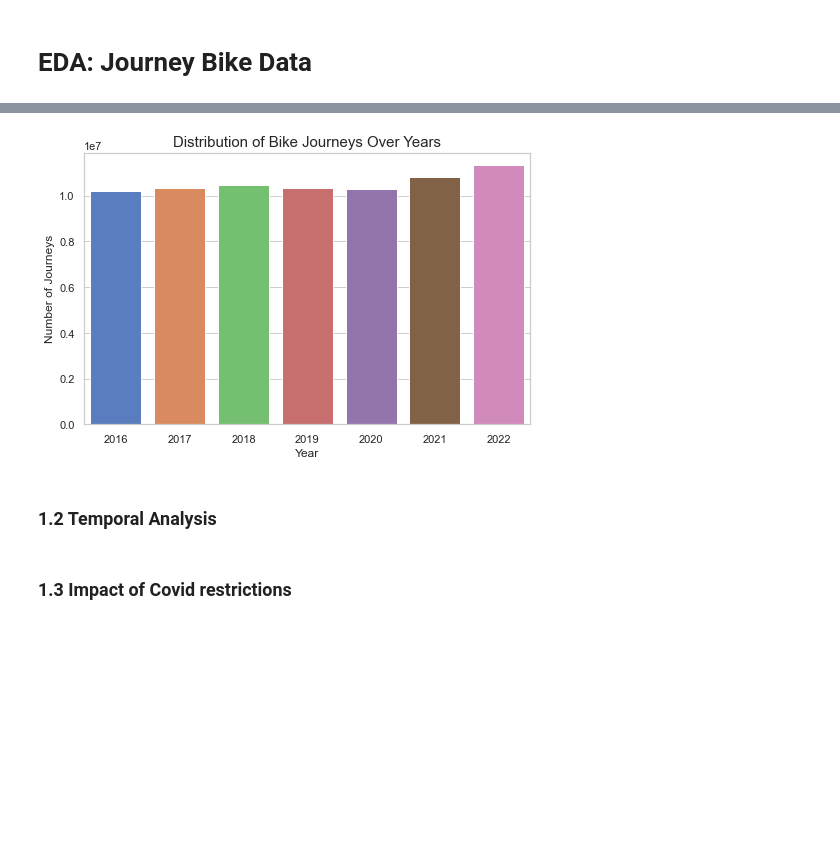
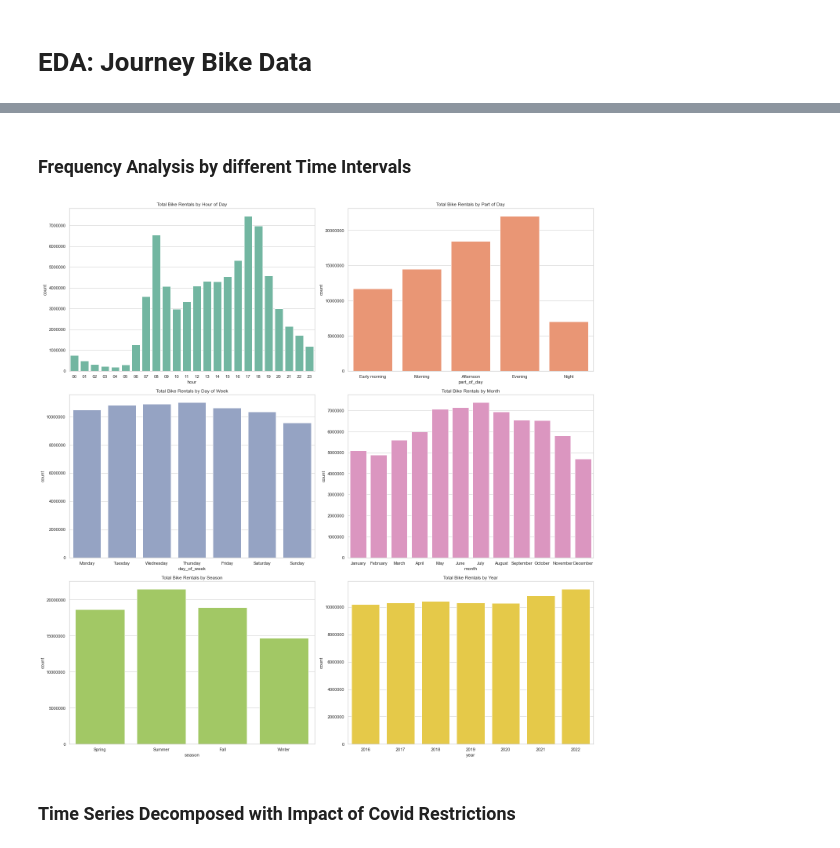
Before and after one commit to tabeaeggler/UrbanMobility, a Jupyter notebook: notebooks/04_journey_data_eda.ipynb, the cells around one changed output, grey strips where cells are left out. Saved outputs shown, nothing was run; the diff lists cells and outputs as text; code cells hidden in the pictures; blank space fills up the shorter version.

Commit message:
extended temporal eda

```diff
--- a/notebooks/04_journey_data_eda.ipynb
+++ b/notebooks/04_journey_data_eda.ipynb
@@ -9,3 +16,3 @@ import matplotlib.dates as mdates
 # %%
-journey_df = pd.read_csv('../data/interim/journey_data_cleaned.csv', parse_dates=['end_date', 'start_date'], index_col=0)
+journey_df = pd.read_csv('../data/interim/journey_data_cleaned_featureeng_1_2_3.csv', parse_dates=['end_date', 'start_date'], index_col=0)
 # %% [markdown]
@@ -15,23 +20,9 @@ journey_df = pd.read_csv('../data/interim/journey_data_cleaned.csv', parse_dates
 # %%
 # Create a 'year' column
 journey_df['year'] = journey_df['start_date'].dt.year
-# %%
-import seaborn as sns
-import matplotlib.pyplot as plt
-sns.set_theme(style="whitegrid")
-
-# Set the size of the figure
-plt.figure(figsize=(8, 5))
-
-# Generate the countplot
-sns.countplot(x='year', data=journey_df, palette="deep")
-
-# Set the title and labels, adding some font details and color
-plt.title('Distribution of Bike Journeys Over Years', fontsize=15)
-plt.xlabel('Year', fontsize=12)
-plt.ylabel('Number of Journeys', fontsize=12)
-
-# Show the plot
-plt.show()
-# %% [output]
-[figure, removed]
+# %%
+journey_df1 = journey_df
+journey_df2 = journey_df
+journey_df3 = journey_df
+# %%
+journey_df = journey_df1
@@ -38,5 +31,10 @@ plt.show()
 # %% [markdown]
-### 1.2 Temporal Analysis
+### Frequency Analysis by different Time Intervals
+# %%
+plot_freq = eda.freq_analysis_time_intervals(journey_df)
+plt.show()
+# %% [output]
+[figure, added]
 # %% [markdown]
-### 1.3 Impact of Covid restrictions
+### Time Series Decomposed with Impact of Covid Restrictions
 # %%
```
Also changed, not shown: parts of 13 cells of this notebook, 1 other file.
